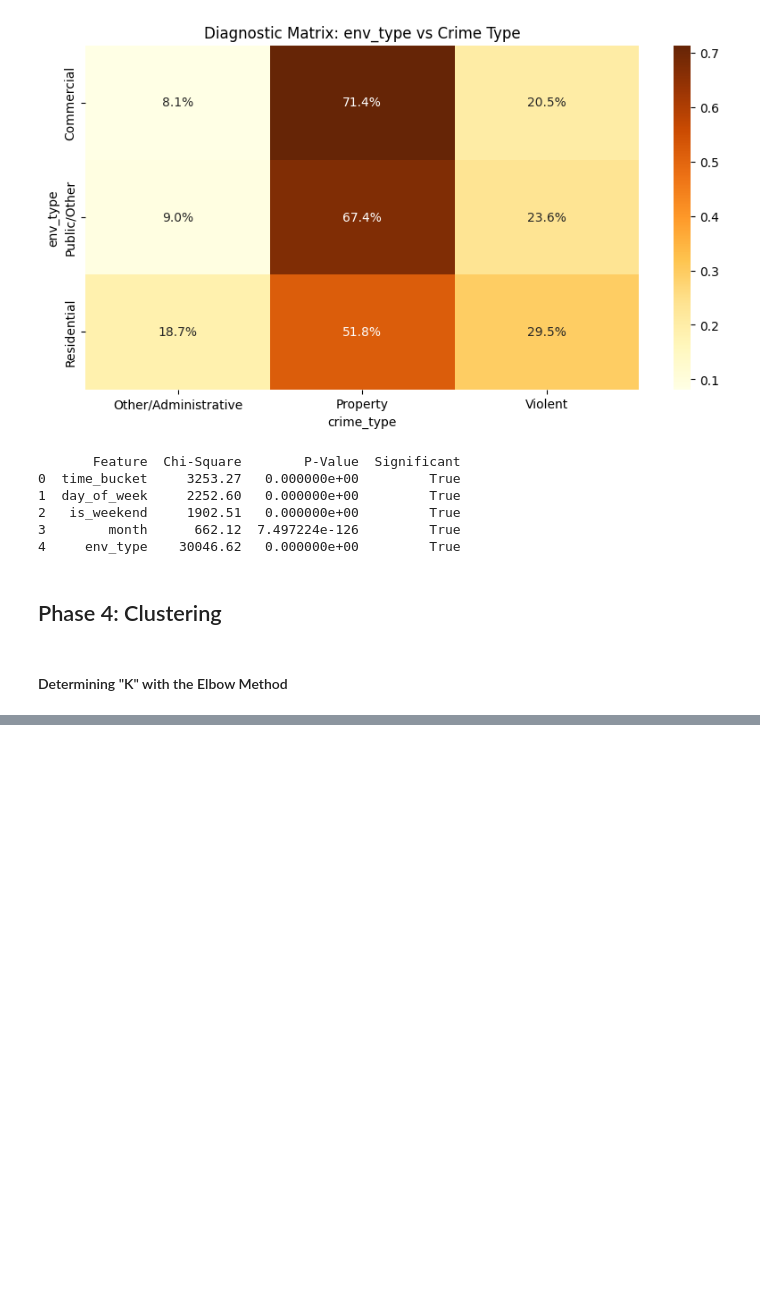
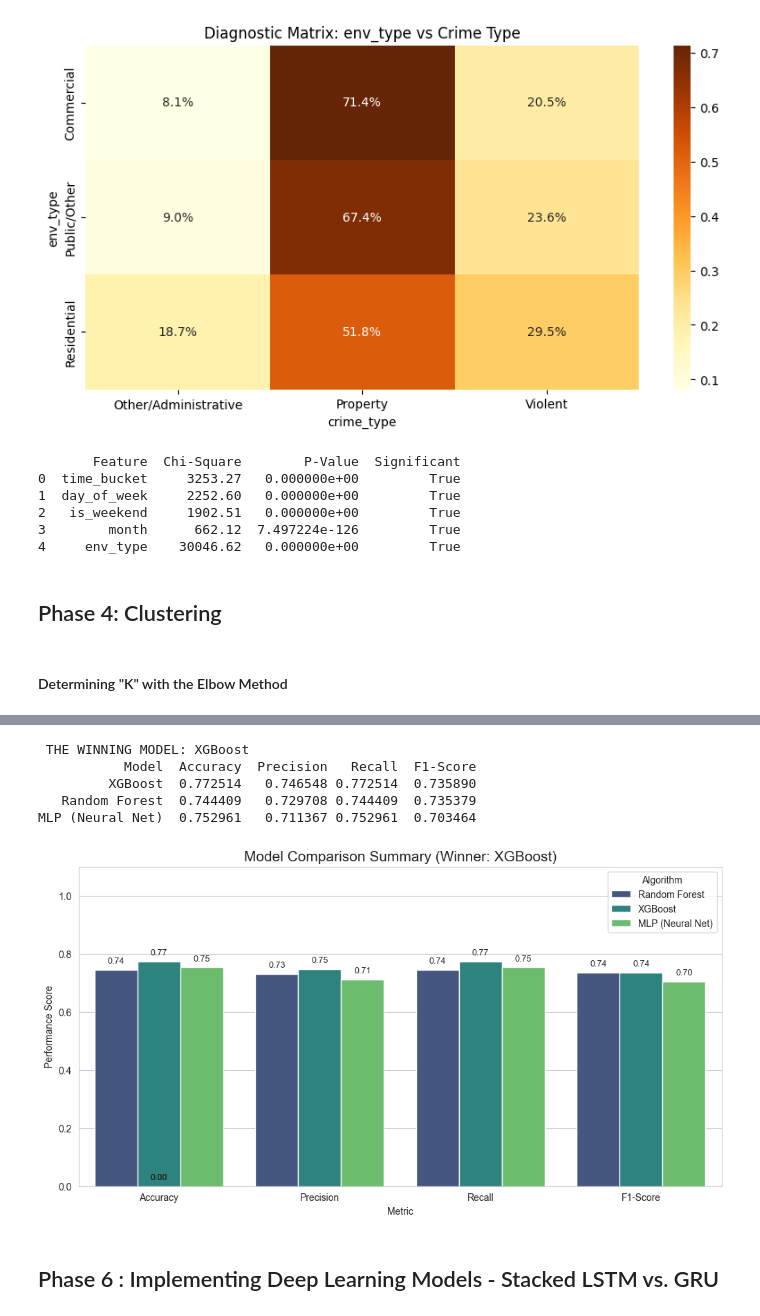
Before and after one commit to Arya1912/Crime-Data, a Jupyter notebook: Draft1.ipynb, the cells around one changed output, grey strips where cells are left out. Drawn from its saved outputs; the diff is of its cells as text; code cells hidden in the pictures; blank space fills up the shorter version.

```diff
--- a/Draft1.ipynb
+++ b/Draft1.ipynb
@@ -386,0 +711,69 @@ The statistically optimal value for k is: 3
+# %%
+import pandas as pd
+import matplotlib.pyplot as plt
+import seaborn as sns
+from sklearn.metrics import f1_score, accuracy_score, precision_recall_fscore_support
+
+# 1. Initialize results storage
+comparison_results = []
+
+# 2. Iterate and evaluate
+for name, model in models.items():
+    # Select the correct test set (Scaled for MLP, Raw for others)
+    current_X_test = X_test_scaled if name == "MLP (Neural Net)" else X_test
+    y_pred = model.predict(current_X_test)
+
+    # Calculate weighted metrics
+    acc = accuracy_score(y_test, y_pred)
+    prec, rec, f1, _ = precision_recall_fscore_support(y_test, y_pred, average='weighted')
+
+    # Store results in a list
+    comparison_results.append({
+        "Model": name,
+        "Accuracy": acc,
+        "Precision": prec,
+        "Recall": rec,
+        "F1-Score": f1
+    })
+
+# 3. Create a Summary DataFrame
+results_df = pd.DataFrame(comparison_results)
+
+# 4. Automatically identify the "Winner" based on F1-Score
+winner = results_df.loc[results_df['F1-Score'].idxmax()]
+
+print(f" THE WINNING MODEL: {winner['Model']}")
+print(results_df.sort_values(by='F1-Score', ascending=False).to_string(index=False))
+
+# --- VISUALIZATION ---
+# Transforming for the bar chart
+plot_data = results_df.melt(id_vars="Model", var_name="Metric", value_name="Score")
+
+plt.figure(figsize=(12, 6))
+sns.set_style("whitegrid")
+palette = sns.color_palette("viridis", n_colors=3)
+
+ax = sns.barplot(data=plot_data, x="Metric", y="Score", hue="Model", palette=palette)
+# Add percentage labels on top of bars
+for p in ax.patches:
+    ax.annotate(format(p.get_height(), '.2f'),
+                (p.get_x() + p.get_width() / 2., p.get_height()),
+                ha = 'center', va = 'center',
+                xytext = (0, 9),
+                textcoords = 'offset points',
+                fontsize=9)
+# Highlight the winner's bars slightly (optional visual cue)
+plt.title(f"Model Comparison Summary (Winner: {winner['Model']})", fontsize=15)
+plt.ylim(0, 1.1)
+plt.ylabel("Performance Score")
+plt.legend(title="Algorithm", loc='upper right')
+plt.show()
+# %% [output]
+ THE WINNING MODEL: XGBoost
+           Model  Accuracy  Precision   Recall  F1-Score
+         XGBoost  0.772514   0.746548 0.772514  0.735890
+   Random Forest  0.744409   0.729708 0.744409  0.735379
+MLP (Neural Net)  0.752961   0.711367 0.752961  0.703464
+[figure, added]
+# %% [markdown]
+## Phase 6 : Implementing Deep Learning Models - Stacked LSTM vs. GRU
```
Also changed, not shown: parts of 22 cells of this notebook.
